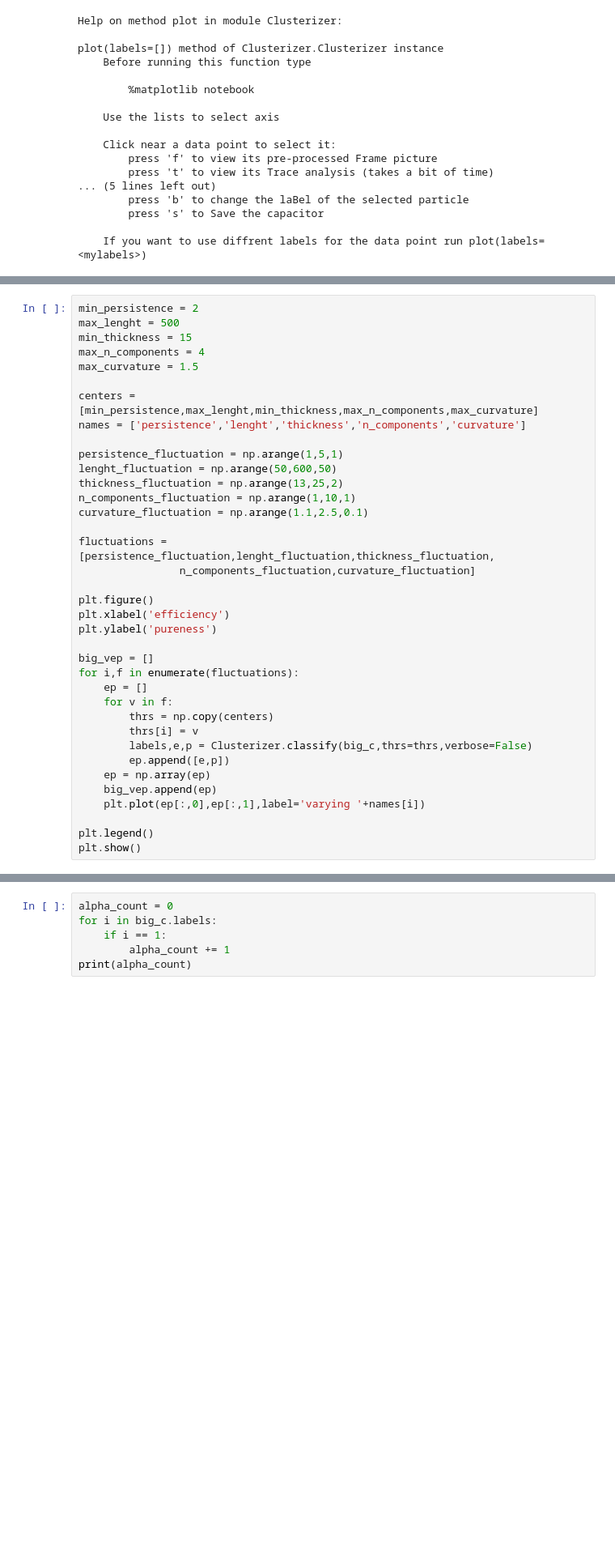
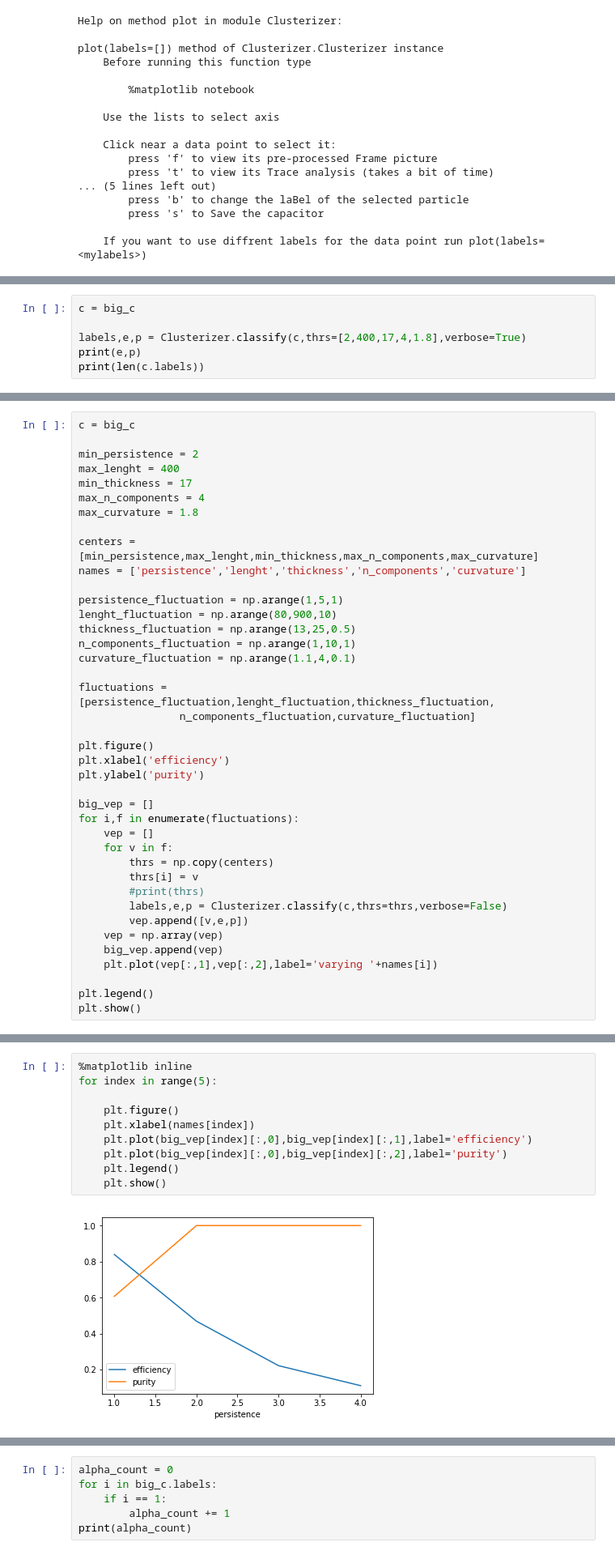
Before and after one commit to AlessandroLovo/CloudChamber, a Jupyter notebook: analysis/try_particles.ipynb, the cells around one changed output, grey strips where cells are left out. Shown: that part at 81% size. Cells and saved outputs as stored; diff of their text form; blank space fills up the shorter version.

```diff
--- a/analysis/try_particles.ipynb
+++ b/analysis/try_particles.ipynb
@@ -100,0 +102,6 @@ array([45,  2,  3])
+# %%
+c = big_c
+
+labels,e,p = Clusterizer.classify(c,thrs=[2,400,17,4,1.8],verbose=True)
+print(e,p)
+print(len(c.labels))
@@ -101,37 +113,40 @@ array([45,  2,  3])
 # %%
+c = big_c
+
 min_persistence = 2
-max_lenght = 500
-min_thickness = 15
+max_lenght = 400
+min_thickness = 17
 max_n_components = 4
-max_curvature = 1.5
+max_curvature = 1.8
 
 centers = [min_persistence,max_lenght,min_thickness,max_n_components,max_curvature]
 names = ['persistence','lenght','thickness','n_components','curvature']
 
 persistence_fluctuation = np.arange(1,5,1)
-lenght_fluctuation = np.arange(50,600,50)
-thickness_fluctuation = np.arange(13,25,2)
+lenght_fluctuation = np.arange(80,900,10)
+thickness_fluctuation = np.arange(13,25,0.5)
 n_components_fluctuation = np.arange(1,10,1)
-curvature_fluctuation = np.arange(1.1,2.5,0.1)
+curvature_fluctuation = np.arange(1.1,4,0.1)
 
 fluctuations = [persistence_fluctuation,lenght_fluctuation,thickness_fluctuation,
                 n_components_fluctuation,curvature_fluctuation]
 
 plt.figure()
 plt.xlabel('efficiency')
-plt.ylabel('pureness')
+plt.ylabel('purity')
 
 big_vep = []
 for i,f in enumerate(fluctuations):
-    ep = []
+    vep = []
     for v in f:
         thrs = np.copy(centers)
         thrs[i] = v
-        labels,e,p = Clusterizer.classify(big_c,thrs=thrs,verbose=False)
-        ep.append([e,p])
-    ep = np.array(ep)
-    big_vep.append(ep)
-    plt.plot(ep[:,0],ep[:,1],label='varying '+names[i])
+        #print(thrs)
+        labels,e,p = Clusterizer.classify(c,thrs=thrs,verbose=False)
+        vep.append([v,e,p])
+    vep = np.array(vep)
+    big_vep.append(vep)
+    plt.plot(vep[:,1],vep[:,2],label='varying '+names[i])
 
 plt.legend()
 plt.show()
@@ -157,0 +173,12 @@ real signals, believed signals, false signals, missed signals
+# %%
+%matplotlib inline
+for index in range(5):
+
+    plt.figure()
+    plt.xlabel(names[index])
+    plt.plot(big_vep[index][:,0],big_vep[index][:,1],label='efficiency')
+    plt.plot(big_vep[index][:,0],big_vep[index][:,2],label='purity')
+    plt.legend()
+    plt.show()
+# %% [output]
+[figure, added]
```
Also changed, not shown: parts of 17 cells of this notebook, 15 other files.
